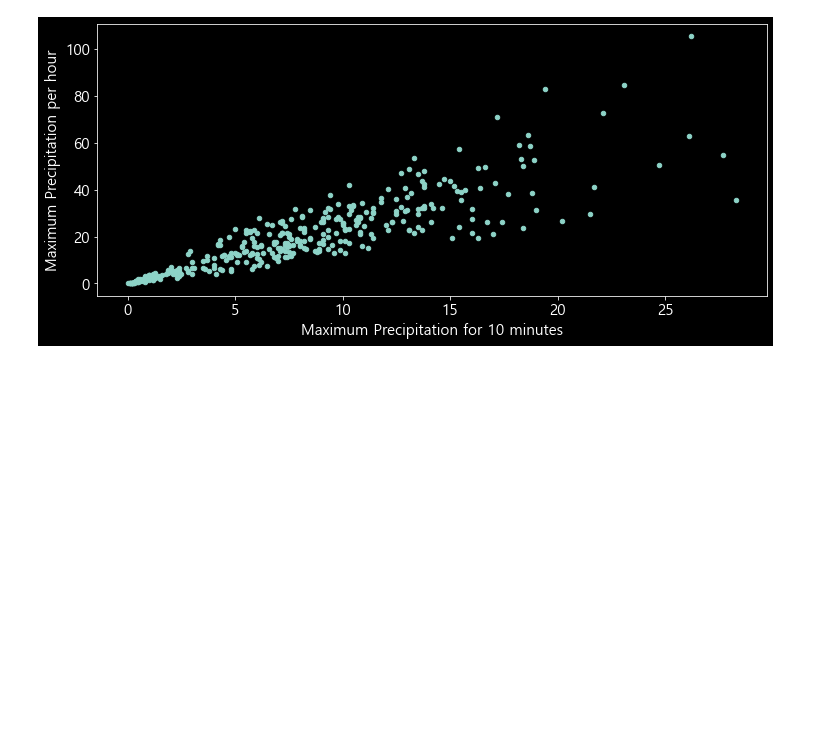
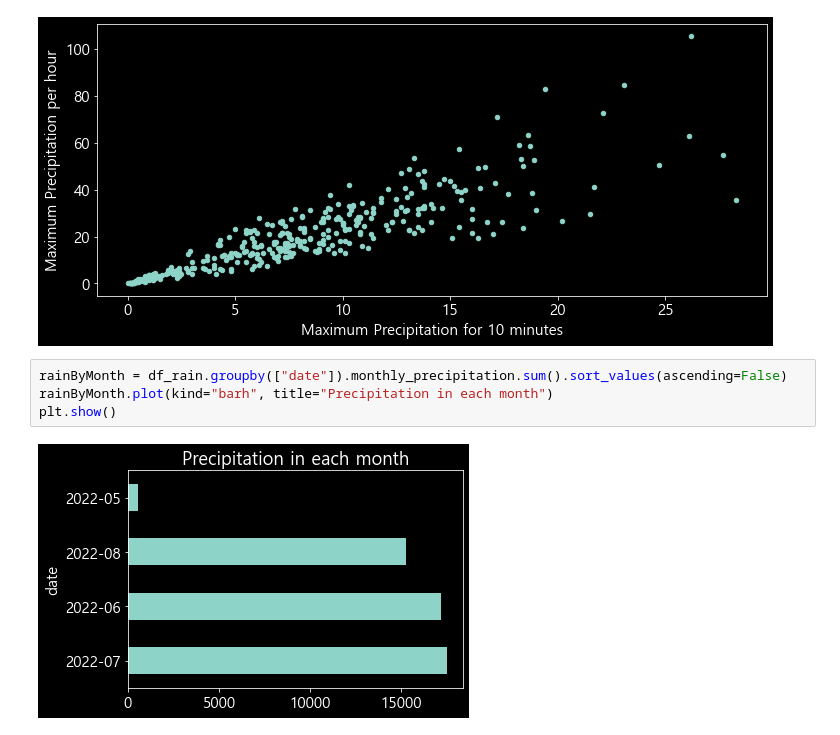
Before and after one commit to SimonCao1207/Korea-Weather-Data-EDA, a Jupyter notebook: weather.ipynb, the cells around one changed output. Cells and saved outputs as stored; diff of their text form; blank space fills up the shorter version.

```diff
--- a/weather.ipynb
+++ b/weather.ipynb
@@ -385,3 +385,9 @@ plotRelation("monthly_precipitation", "maximum_daily_precipitation")
 plotRelation("maximum_precipitation_for_10_minutes", "maximum_precipitation_per_hour")
 # %% [output]
 [figure]
+# %%
+rainByMonth = df_rain.groupby(["date"]).monthly_precipitation.sum().sort_values(ascending=False)
+rainByMonth.plot(kind="barh", title="Precipitation in each month")
+plt.show()
+# %% [output]
+[figure, added]
```
